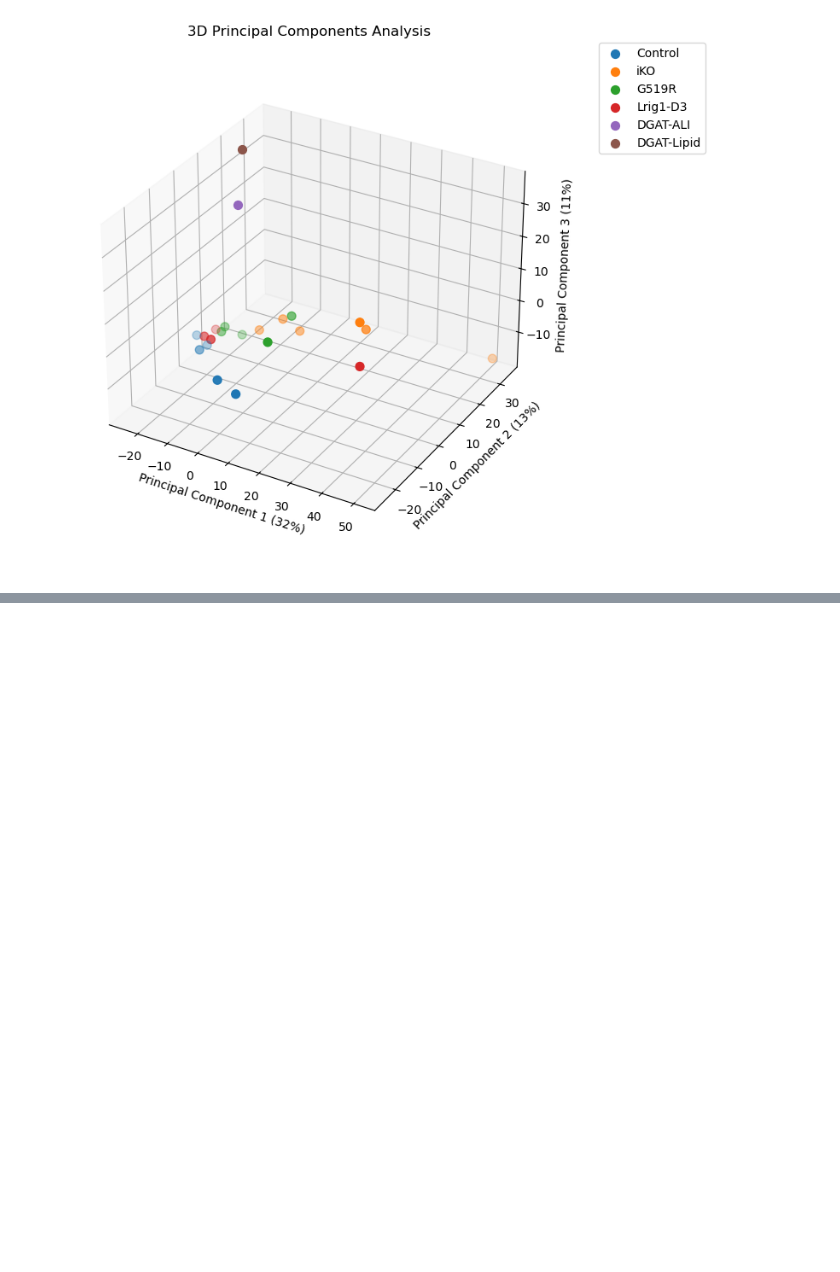
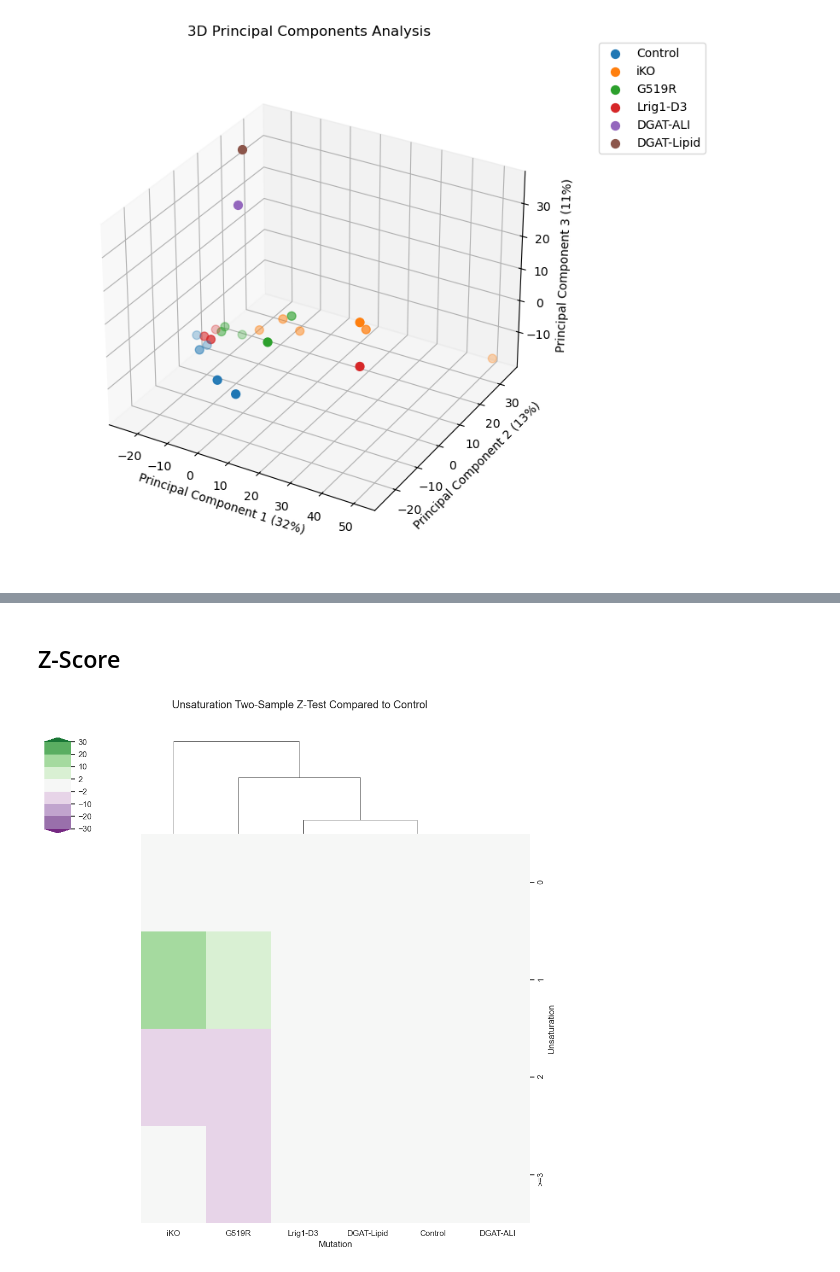
Before and after one commit to hn1902/lipids-proj-new, a Jupyter notebook: dgat_figures.ipynb, the cells around one changed output, grey strips where cells are left out. Saved outputs shown, nothing was run; the diff lists cells and outputs as text; code cells hidden in the pictures; blank space fills up the shorter version.

```diff
--- a/dgat_figures.ipynb
+++ b/dgat_figures.ipynb
@@ -357,0 +944,11 @@ ax_nstd.figure.savefig('graphs/dgat/pca/3D_PCA.png', dpi=300, bbox_inches='tight
+# %% [markdown]
+## Z-Score
+# %%
+u_z = functions.z_score(df_meta2,
+                         df_a1,
+                         var = 'Unsaturation 2',
+                        renamed_var = 'Unsaturation',
+                         ctrl = 'Control',
+                         row_cluster=False)
+# %% [output]
+[figure, added]
```
Also changed, not shown: parts of 51 cells of this notebook, 53 other files.
